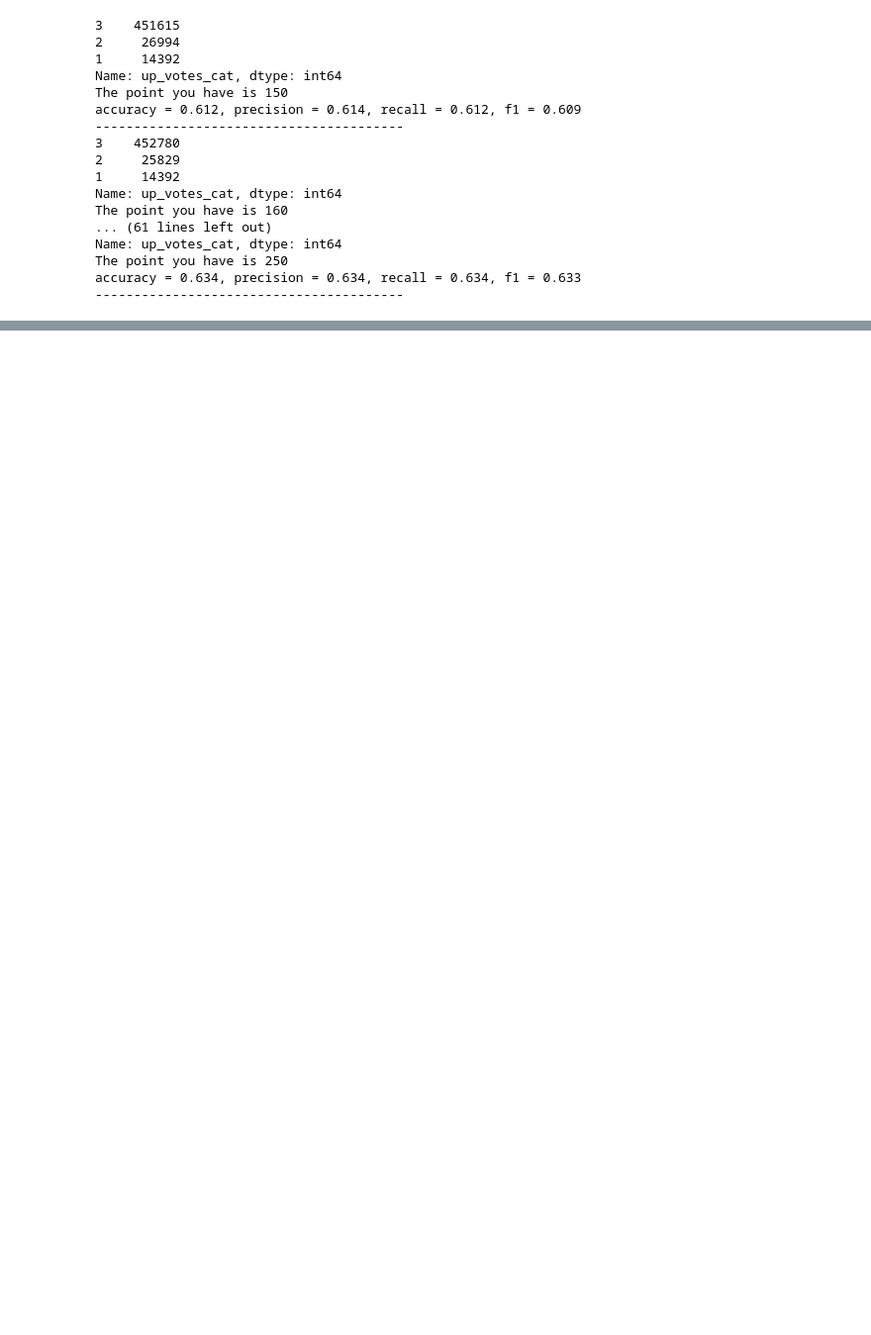
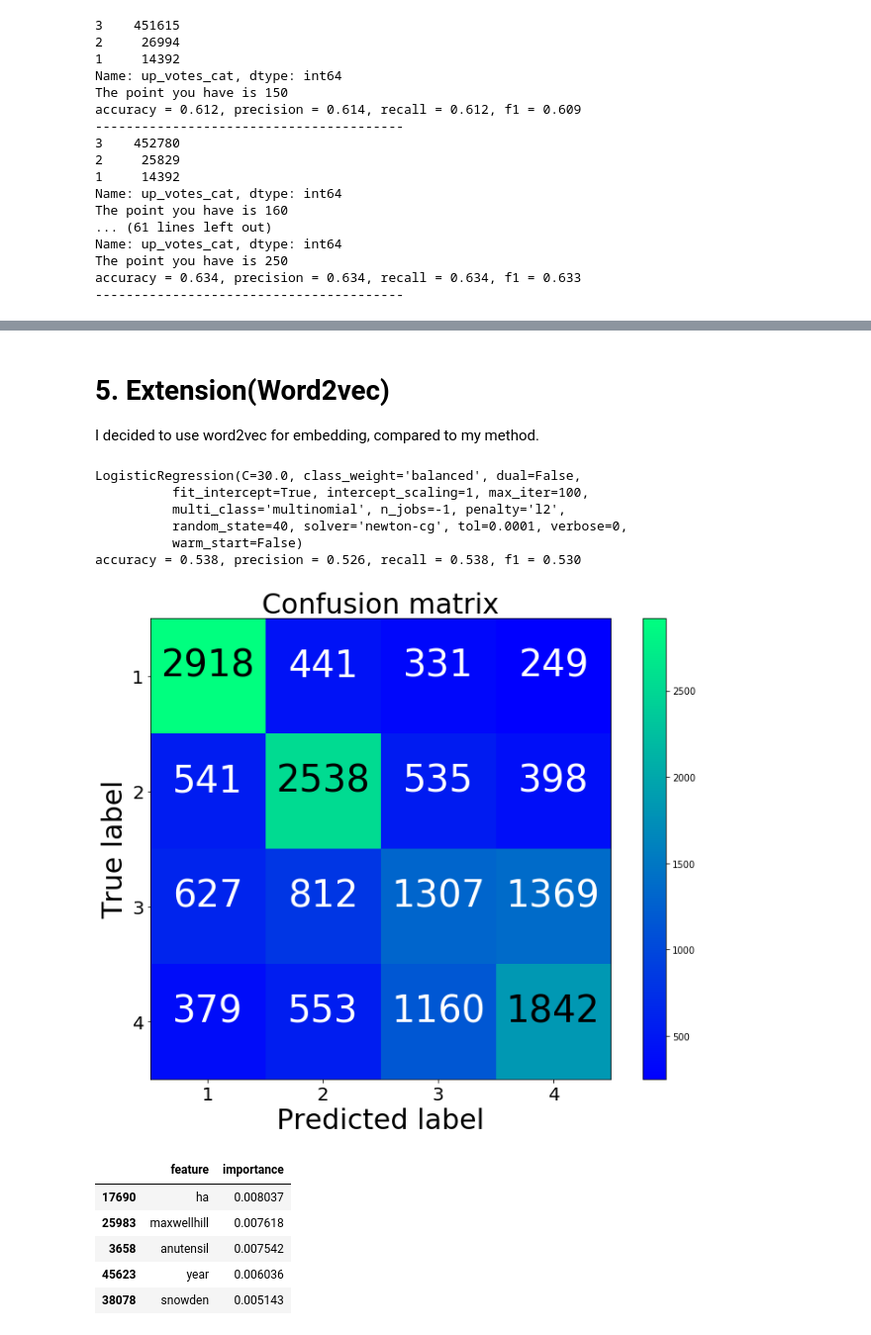
Before and after one commit to ElaineGao0416/NLP, a Jupyter notebook: E_company/Eluvio.ipynb, the cells around one changed output, grey strips where cells are left out. Shown at 99% size. Cells and saved outputs as stored; diff of their text form; code cells hidden in the pictures; blank space fills up the shorter version.

```diff
--- a/E_company/Eluvio.ipynb
+++ b/E_company/Eluvio.ipynb
@@ -954,3 +956,6 @@ Right now, we can split 97% of dataset by '6 <= up_votes <= 250' and 'up_votes <
 * 4: up_votes < 6                   (286980)
 
 Number in the bracket is the number of samples. I not only think about the sample size but also the usage of these bucket. These categories can be used to better understand each topic. For example, learning which one is going to have a large number of up_votes, which one is going to have a low number of up_votes, giving insights for naming.
+# %% [markdown]
+# 5. Extension(Word2vec)
+I decided to use word2vec for embedding, compared to my method.
@@ -956,0 +984,34 @@ Number in the bracket is the number of samples. I not only think about the sampl
+# %%
+# Balance the sample
+up_3 = clean_data[clean_data.up_votes_cat  == 3]
+up_4 = clean_data[clean_data.up_votes_cat  == 4]
+up_1 = clean_data[clean_data.up_votes_cat  == 1]
+up_2 = clean_data[clean_data.up_votes_cat  == 2]
+
+# Downsample to make it balanced
+up_3 = resample(up_3,
+          replace=False,    # sample without replacement
+          n_samples=20000)    # to match minority class
+
+# Downsample to make it balanced
+up_4 = resample(up_4,
+          replace=False,    # sample without replacement
+          n_samples=20000)    # to match minority class
+
+# Upsample to make it balanced
+up_1 = resample(up_1,
+          replace=True,    # sample with replacement
+          n_samples=20000)    # to match minority class
+
+# Upsample to make it balanced
+up_2 = resample(up_2,
+          replace=True,    # sample without replacement
+          n_samples=20000)    # to match minority class
+
+
+Balanced_data = pd.concat([up_1, up_2, up_3, up_4])
+Balanced_data.up_votes_cat.value_counts()
+
+
+Balanced_data.up_votes_cat.value_counts()
+Balanced_data["title3"] = Balanced_data.apply(lambda x : ' '.join(x["title2"]) + ' ' + x["author"], axis = 1)
@@ -956,0 +1024,17 @@ Number in the bracket is the number of samples. I not only think about the sampl
+# %%
+Important_fea = training_model(Balanced_data, num_features = 58000, classes=['1', '2', '3', '4'])
+Important_fea.head()
+# %% [output]
+LogisticRegression(C=30.0, class_weight='balanced', dual=False,
+          fit_intercept=True, intercept_scaling=1, max_iter=100,
+          multi_class='multinomial', n_jobs=-1, penalty='l2',
+          random_state=40, solver='newton-cg', tol=0.0001, verbose=0,
+          warm_start=False)
+accuracy = 0.538, precision = 0.526, recall = 0.538, f1 = 0.530
+[figure, added]
+|  | feature | importance |
+| 17690 | ha | 0.008037 |
+| 25983 | maxwellhill | 0.007618 |
+| 3658 | anutensil | 0.007542 |
+| 45623 | year | 0.006036 |
+| 38078 | snowden | 0.005143 |
```
Also changed, not shown: parts of 14 cells of this notebook.
